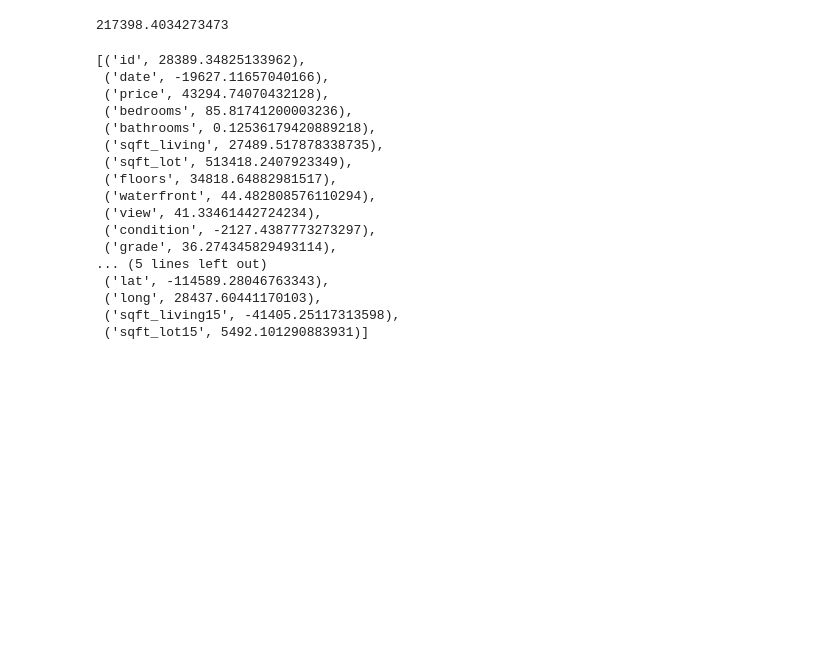
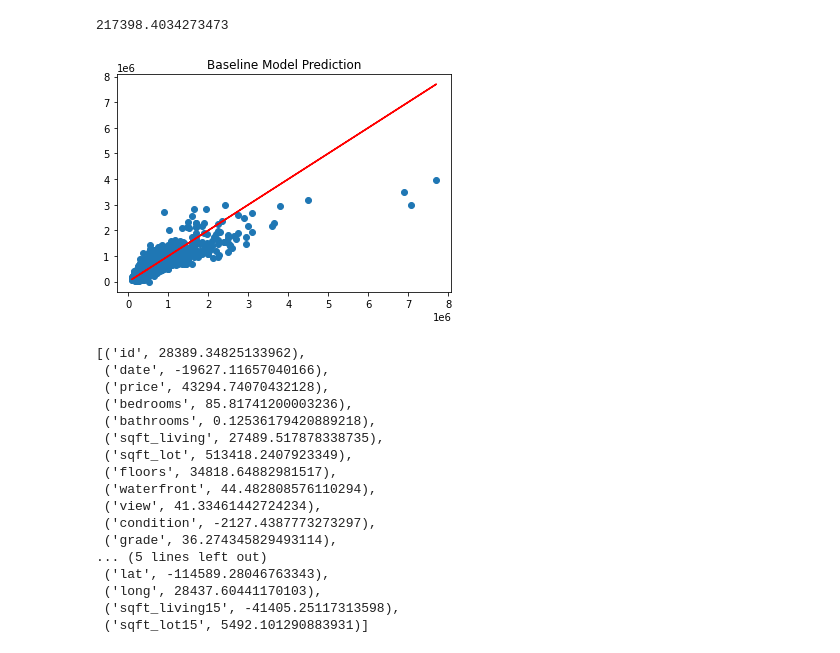
Before and after one commit to learn-co-students/bsc-phase-two-project, a Jupyter notebook: notebooks/exploratory/Joe/01_joe_notebook.ipynb, the cells around one changed output. Cells and saved outputs as stored; diff of their text form; code cells hidden in the pictures; blank space fills up the shorter version.

```diff
--- a/notebooks/exploratory/Joe/01_joe_notebook.ipynb
+++ b/notebooks/exploratory/Joe/01_joe_notebook.ipynb
@@ -438,6 +461,16 @@ np.sqrt(mse(y_train, train_preds))
 mse(y_test, test_preds, squared=False)
 # %% [output]
 217398.4034273473
+# %%
+# plot test_preds against y_test
+# plot x=y line to show "perfect prediction"
+x = y_test
+y = test_preds
+plt.scatter(x,y)
+plt.title('Baseline Model Prediction')
+plt.plot(y_test,y_test, color= 'red');
+# %% [output]
+[figure, added]
 # %%
 list(zip(df.columns, reg.coef_))
 # %% [output]
```
Also changed, not shown: parts of 8 cells of this notebook.
